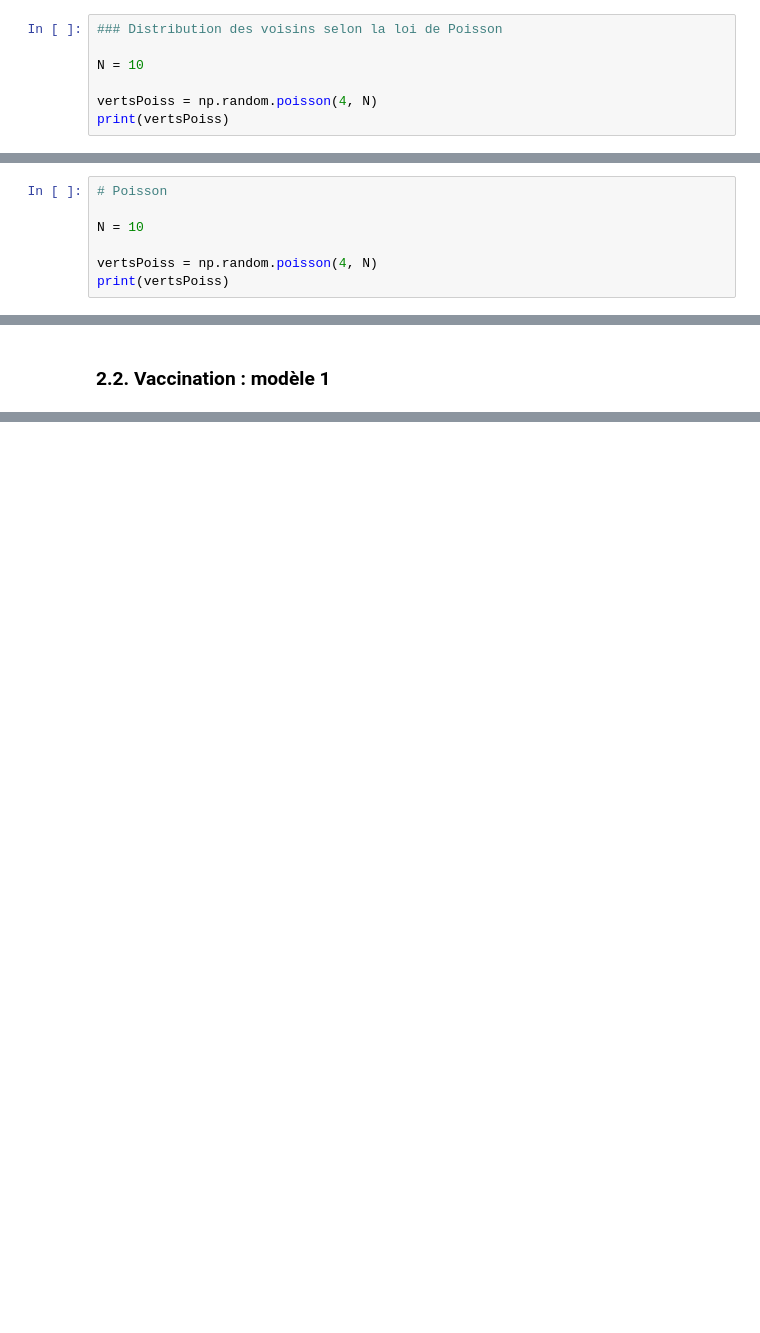
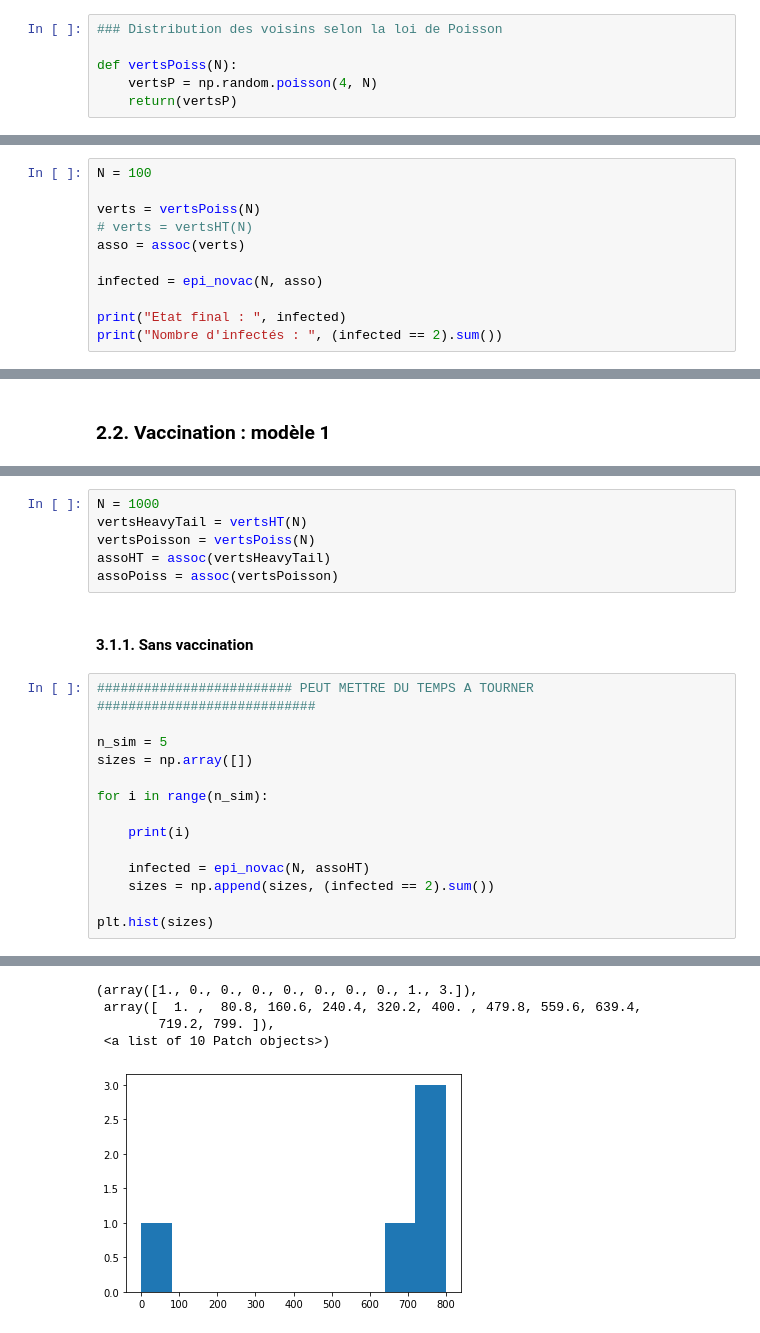
Before and after one commit to Raelag0112/Epidemio, a Jupyter notebook: Epidémio.ipynb, the cells around one changed output, grey strips where cells are left out. Saved outputs shown, nothing was run; the diff lists cells and outputs as text; blank space fills up the shorter version.

```diff
--- a/Epidémio.ipynb
+++ b/Epidémio.ipynb
@@ -158,7 +158,6 @@ Text(0.5, 1.0, "Entropie croisée réduite = f(nombre d'individus)")
 # %%
 ### Distribution des voisins selon la loi de Poisson
 
-N = 10
-
-vertsPoiss = np.random.poisson(4, N)
-print(vertsPoiss)
+def vertsPoiss(N):
+    vertsP = np.random.poisson(4, N)
+    return(vertsP)
@@ -233,10 +187,3 @@ print(assoHT)
 # 2. Modèles d'épidémie #
 # %% [markdown]
 ### 2.1. Sans vaccination ###
-# %%
-# Poisson
-
-N = 10
-
-vertsPoiss = np.random.poisson(4, N)
-print(vertsPoiss)
@@ -318,0 +236,11 @@ Part d'infectés :  0.7
+# %%
+N = 100
+
+verts = vertsPoiss(N)
+# verts = vertsHT(N)
+asso = assoc(verts)
+
+infected = epi_novac(N, asso)
+
+print("Etat final : ", infected)
+print("Nombre d'infectés : ", (infected == 2).sum())
@@ -386,0 +413,23 @@ print ("Part d'infectés : ",(infected == 2).sum()/N)
+# %%
+N = 1000
+vertsHeavyTail = vertsHT(N)
+vertsPoisson = vertsPoiss(N)
+assoHT = assoc(vertsHeavyTail)
+assoPoiss = assoc(vertsPoisson)
+# %% [markdown]
+#### 3.1.1. Sans vaccination ####
+# %%
+######################### PEUT METTRE DU TEMPS A TOURNER ############################
+
+n_sim = 5
+sizes = np.array([])
+
+for i in range(n_sim):
+
+    print(i)
+
+    infected = epi_novac(N, assoHT)
+    sizes = np.append(sizes, (infected == 2).sum())
+
+plt.hist(sizes)
+# %% [output]
@@ -386,0 +441,5 @@ print ("Part d'infectés : ",(infected == 2).sum()/N)
+(array([1., 0., 0., 0., 0., 0., 0., 0., 1., 3.]),
+ array([  1. ,  80.8, 160.6, 240.4, 320.2, 400. , 479.8, 559.6, 639.4,
+        719.2, 799. ]),
+ <a list of 10 Patch objects>)
+[figure, added]
```
Also changed, not shown: parts of 27 cells of this notebook.
